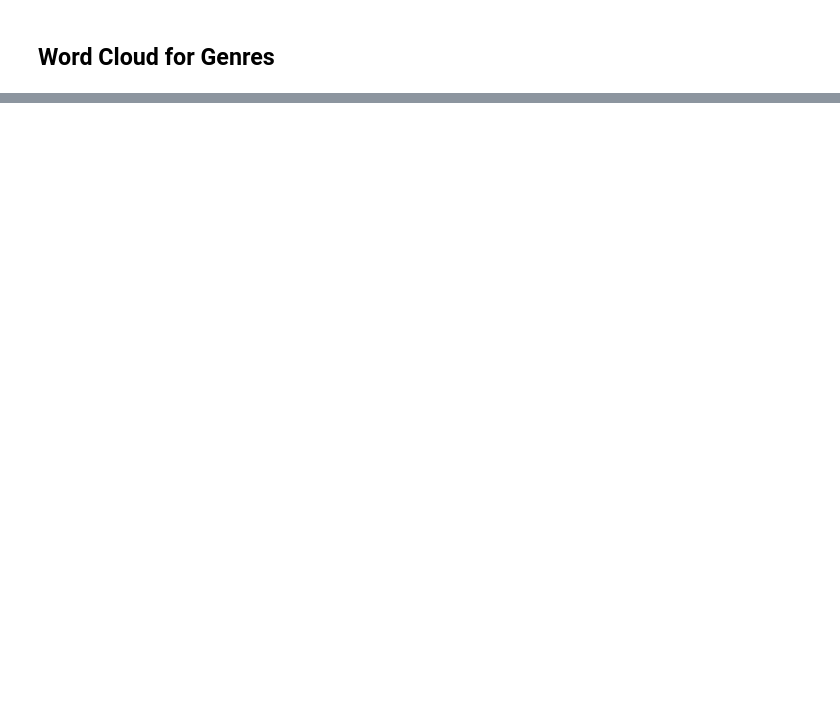
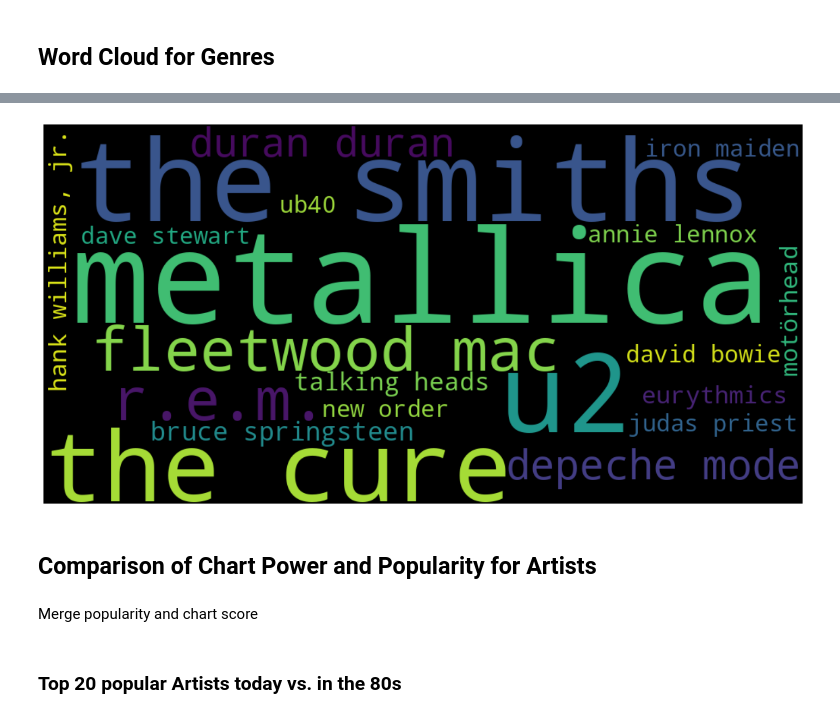
Before and after one commit to Jannis37/80s-recommender, a Jupyter notebook: viz-jannis.ipynb, the cells around one changed output, grey strips where cells are left out. Saved outputs shown, nothing was run; the diff lists cells and outputs as text; code cells hidden in the pictures; blank space fills up the shorter version.

```diff
--- a/viz-jannis.ipynb
+++ b/viz-jannis.ipynb
@@ -392,0 +523,2 @@ genre_counts
+# %%
+df_split_artists.loc[df_split_artists['artists'].str.contains('_'), 'artists'] = df_split_artists[df_split_artists["artists"].str.contains('_')]['artists'].str.replace('_', ', ')
@@ -392,0 +610,4 @@ genre_counts
+# %%
+df_popularity_artists = df_split_artists.groupby("artists", as_index=False)["popularity"].sum()
+# %%
+top20 = df_popularity_artists.sort_values(['popularity'],ascending=False).head(20)
@@ -392,0 +634,9 @@ genre_counts
+# %%
+top20_tuples = [tuple(x) for x in top20.values]
+wordcloud_artists(dict(top20_tuples))
+# %% [output]
+[figure, added]
+# %% [markdown]
+## Comparison of Chart Power and Popularity for Artists
+# %% [markdown]
+Merge popularity and chart score
@@ -392,0 +647,2 @@ genre_counts
+# %% [markdown]
+### Top 20 popular Artists today vs. in the 80s
```
Also changed, not shown: parts of 95 cells of this notebook.
